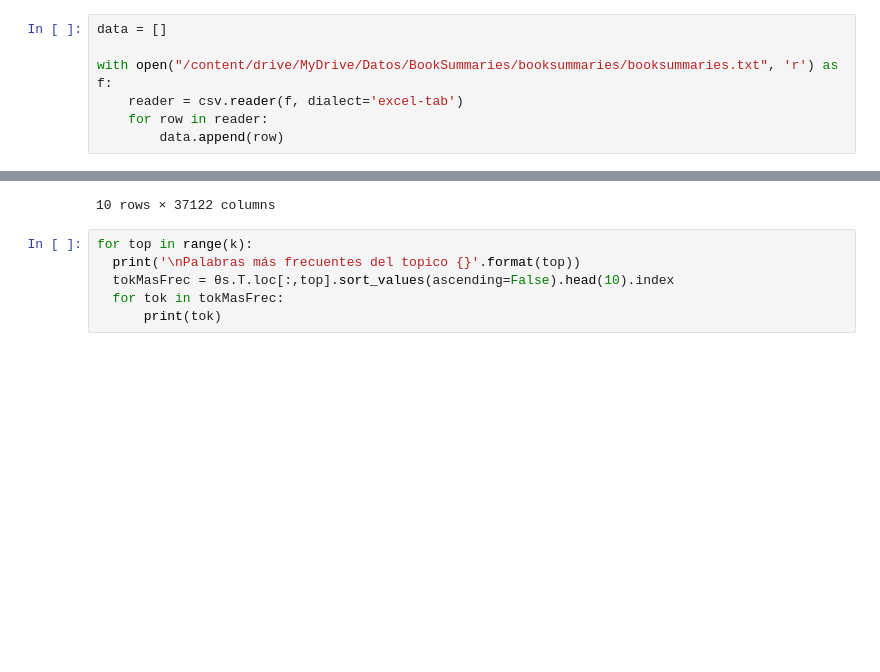
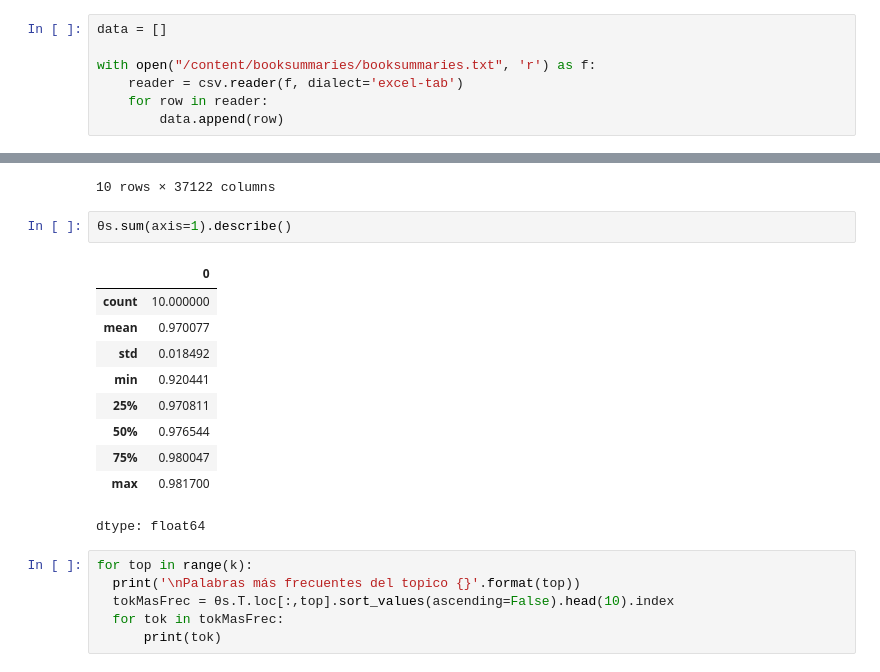
Before and after one commit to AnIsAsPe/Recomendaci-n-de-libros-usando-LDA, a Jupyter notebook: Notebooks/Recomendación_de_libros_usando_LDA.ipynb, the cells around one changed output, grey strips where cells are left out. Drawn from its saved outputs; the diff is of its cells as text; blank space fills up the shorter version.

```diff
--- a/Notebooks/Recomendación_de_libros_usando_LDA.ipynb
+++ b/Notebooks/Recomendación_de_libros_usando_LDA.ipynb
@@ -100,7 +101,7 @@ booksummaries/booksummaries.txt
 # %%
 data = []
 
-with open("/content/drive/MyDrive/Datos/BookSummaries/booksummaries/booksummaries.txt", 'r') as f:
+with open("/content/booksummaries/booksummaries.txt", 'r') as f:
     reader = csv.reader(f, dialect='excel-tab')
     for row in reader:
         data.append(row)
@@ -416,6 +421,19 @@ print(θs.shape)
 | 8 | 9.321567e-05 | 1.098619e-10 | 1.480112e-04 | 1.097574e-10 | 1.097790e-10 | 1.101748e-10 | 1.102483e-10 | 1.109483e-10 | ... |
 | 9 | 8.032495e-11 | 8.045586e-11 | 2.617053e-04 | 8.016150e-11 | 2.844392e-05 | 8.010711e-11 | 8.029343e-11 | 8.025329e-11 | ... |
 10 rows × 37122 columns
+# %%
+θs.sum(axis=1).describe()
+# %% [output]
+|  | 0 |
+| count | 10.000000 |
+| mean | 0.970077 |
+| std | 0.018492 |
+| min | 0.920441 |
+| 25% | 0.970811 |
+| 50% | 0.976544 |
+| 75% | 0.980047 |
+| max | 0.981700 |
+dtype: float64
 # %%
 for top in range(k):
   print('\nPalabras más frecuentes del topico {}'.format(top))
```
Also changed, not shown: parts of 4 cells of this notebook.
